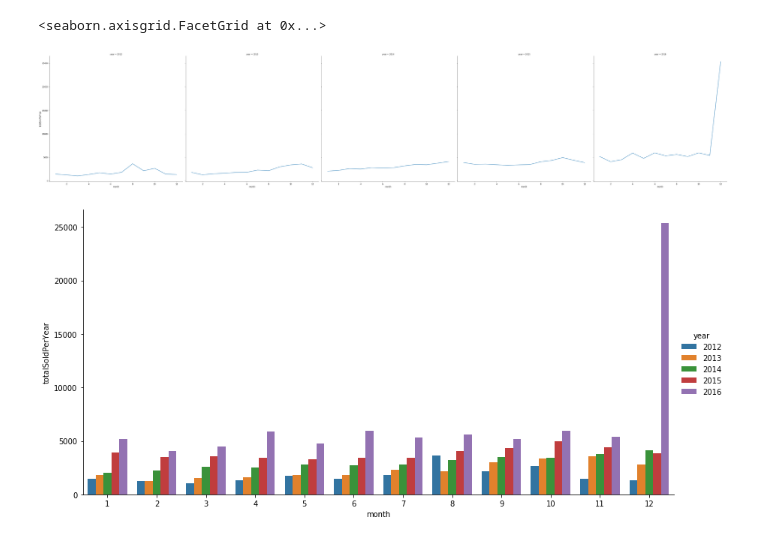
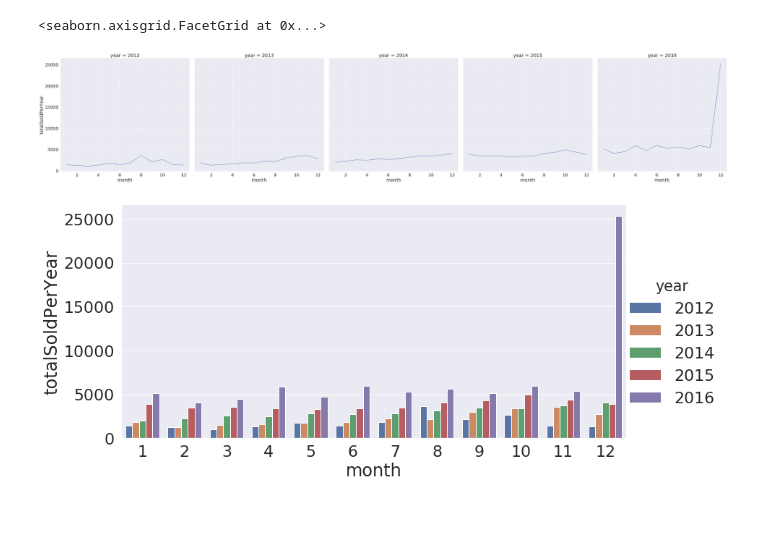
Before and after one commit to AlvaroIribarren/FIUBA-OrgDatos-TP1-Analisis, a Jupyter notebook: cantidadDeVentasPorMes.ipynb, the cells around one changed output. Saved outputs shown, nothing was run; the diff lists cells and outputs as text; code cells hidden in the pictures; blank space fills up the shorter version.

```diff
--- a/cantidadDeVentasPorMes.ipynb
+++ b/cantidadDeVentasPorMes.ipynb
@@ -69,6 +77,7 @@ grouped = df.groupby('month').agg({'year':'count'})
 grouped.reset_index(inplace=True)
 grouped.columns = ['month', 'totalSold']
 #Cantidad de ventas por mes
+sns.set(font_scale=2)
 sns.barplot(x="month", y='totalSold',data=grouped, linewidth=2.5)
 # %% [output]
 <matplotlib.axes._subplots.AxesSubplot at 0x...>
@@ -104,14 +92,15 @@ forPlot
 # %%
 forPlot.columns = ['month', 'year', 'totalSoldPerYear']
+sns.set(font_scale=2)
 sns.relplot(x="month", col_wrap=5,y='totalSoldPerYear',kind='line',
             data=forPlot,col='year',height=10, aspect=1)
 # %% [output]
 <seaborn.axisgrid.FacetGrid at 0x...>
-[figure, old version]
+[figure, new version]
 # %%
 g = sns.catplot(x="month", y="totalSoldPerYear",
                  hue="year",
                  data=forPlot, kind="bar",
                  height=6, aspect=2);
 # %% [output]
-[figure, old version]
+[figure, new version]
```
Also changed, not shown: parts of 34 cells of this notebook.
